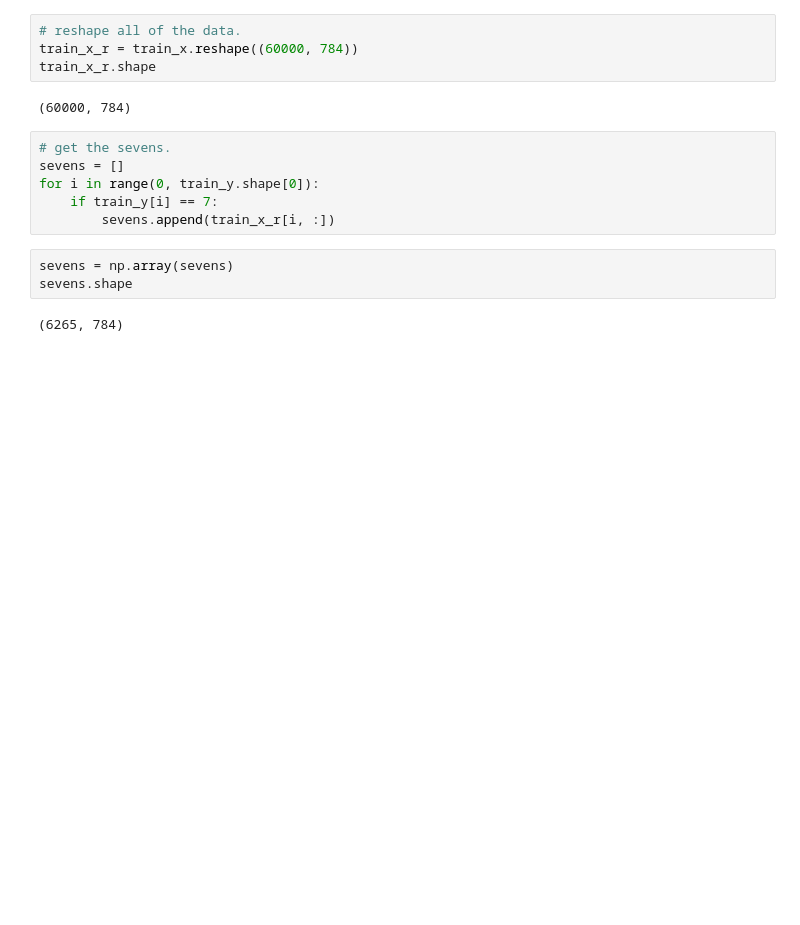
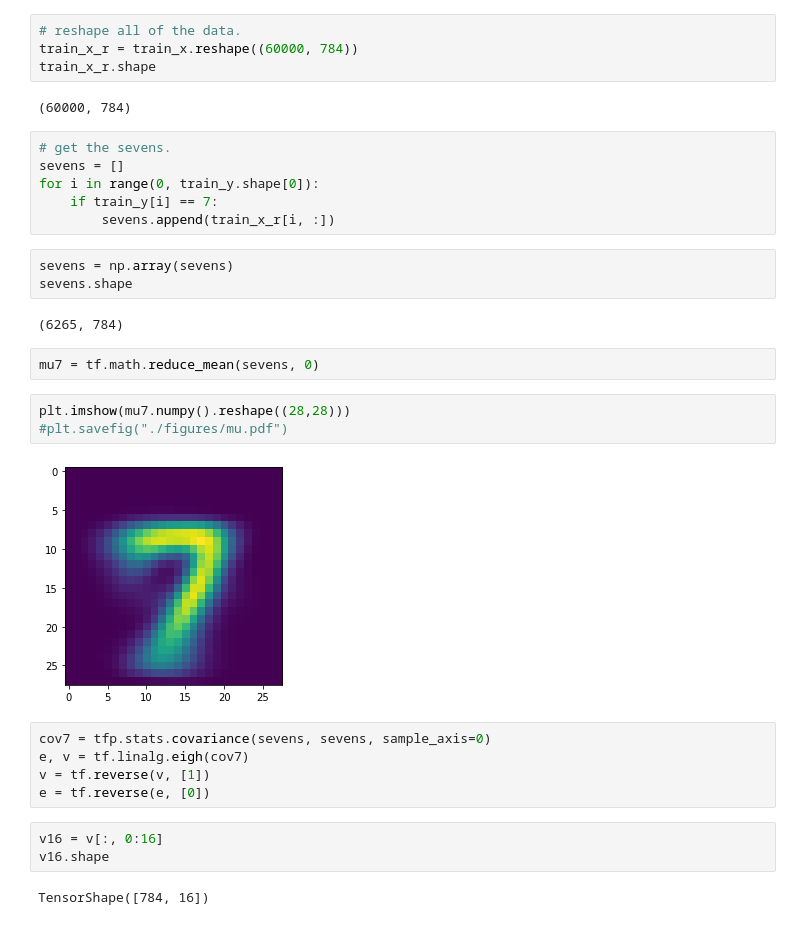
Before and after one commit to karasjoh000/GuassianProcesses, a Jupyter notebook: h4.ipynb, the cells around one changed output. Saved outputs shown, nothing was run; the diff lists cells and outputs as text; blank space fills up the shorter version.

```diff
--- a/h4.ipynb
+++ b/h4.ipynb
@@ -32,3 +32,20 @@ sevens = np.array(sevens)
 sevens.shape
 # %% [output]
 (6265, 784)
+# %%
+mu7 = tf.math.reduce_mean(sevens, 0)
+# %%
+plt.imshow(mu7.numpy().reshape((28,28)))
+#plt.savefig("./figures/mu.pdf")
+# %% [output]
+[figure, added]
+# %%
+cov7 = tfp.stats.covariance(sevens, sevens, sample_axis=0)
+e, v = tf.linalg.eigh(cov7)
+v = tf.reverse(v, [1])
+e = tf.reverse(e, [0])
+# %%
+v16 = v[:, 0:16]
+v16.shape
+# %% [output]
+TensorShape([784, 16])
```
Also changed, not shown: parts of 3 cells of this notebook, 4 other files.
